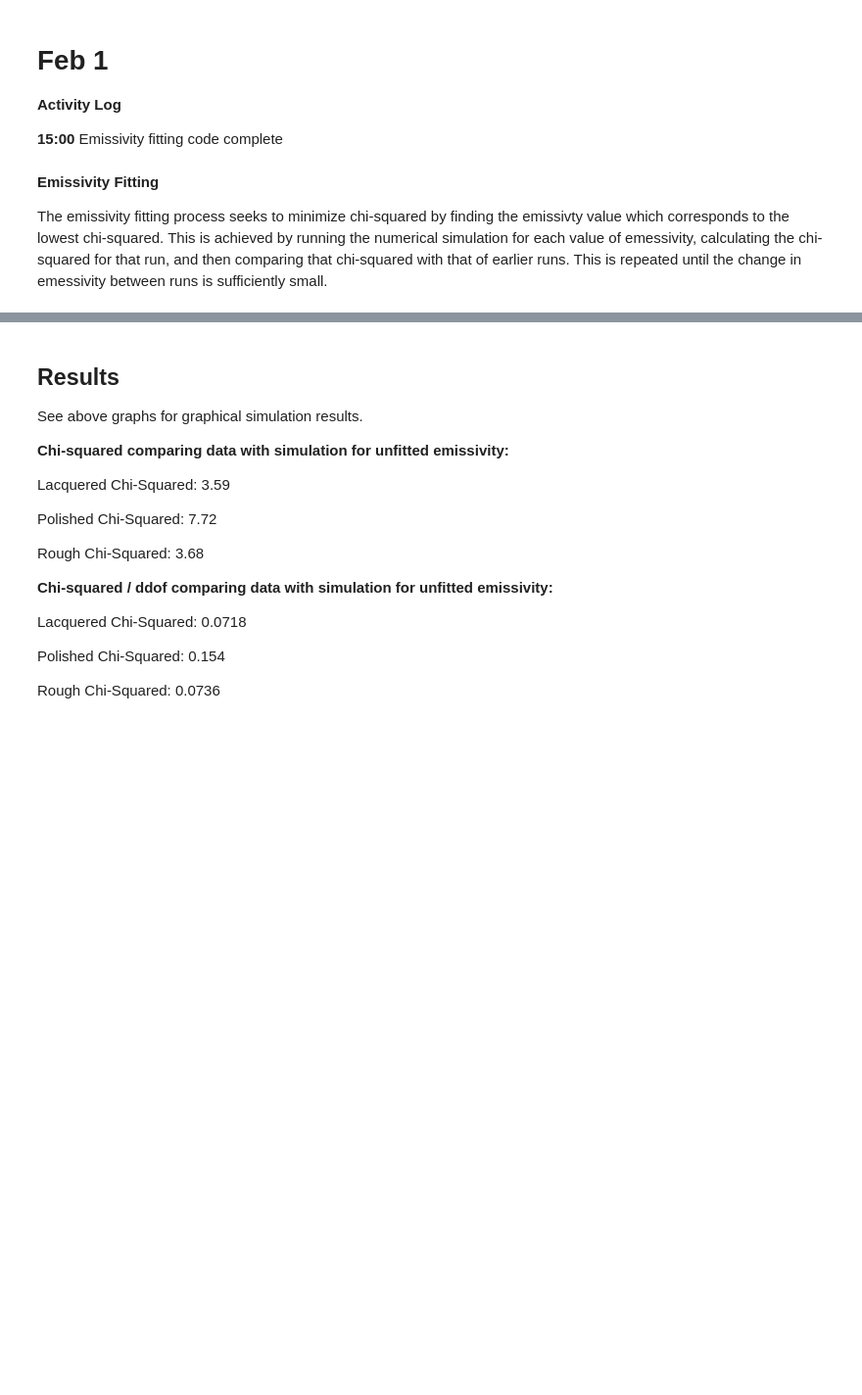
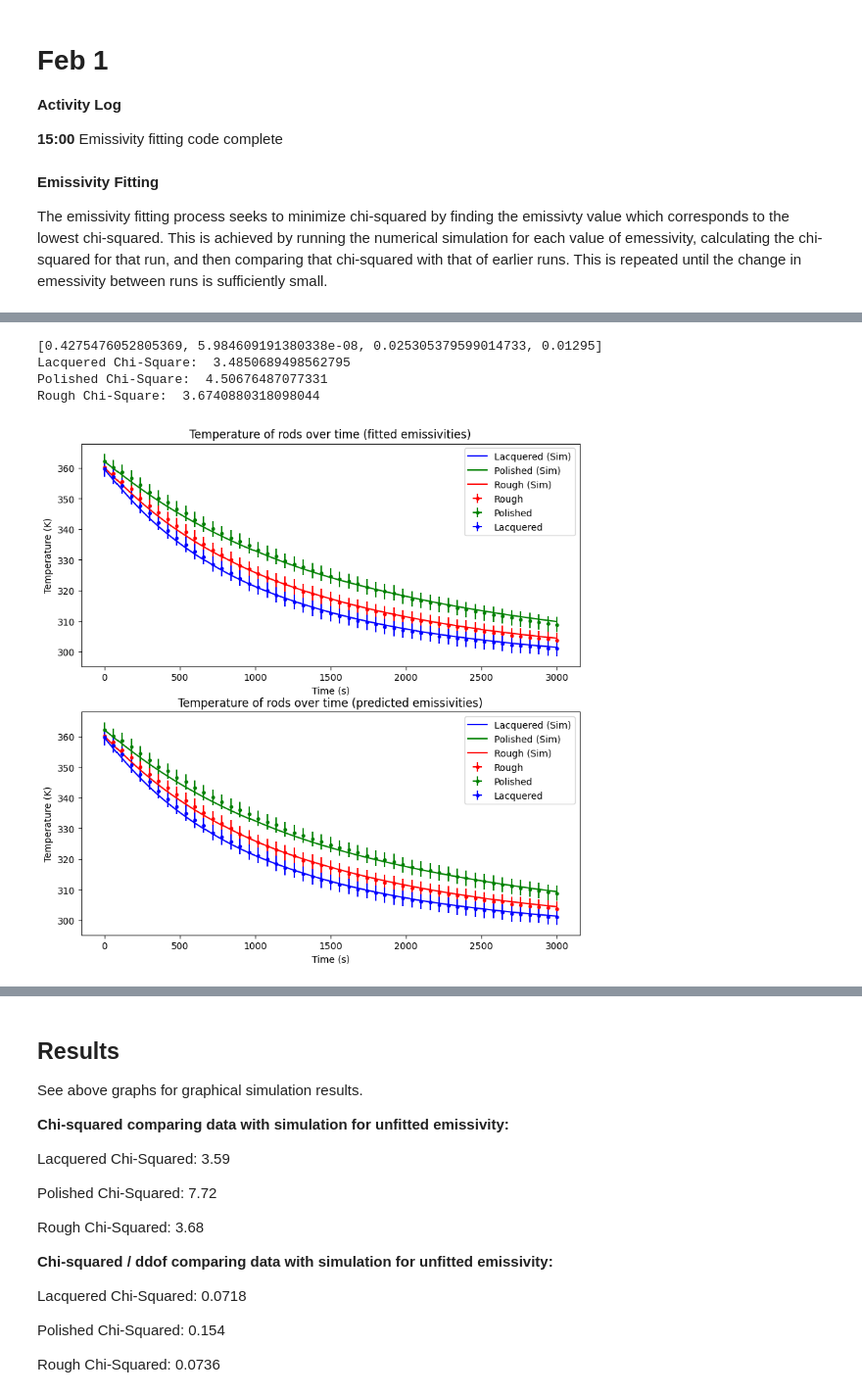
Before and after one commit to loganmachale/Modelling-Cooling-Mechanisms, a Jupyter notebook: Final Notes Logan.ipynb, the cells around one changed output, grey strips where cells are left out. Shown: that part at 98% size. Saved outputs shown, nothing was run; the diff lists cells and outputs as text; code cells hidden in the pictures; blank space fills up the shorter version.

```diff
--- a/Final Notes Logan.ipynb
+++ b/Final Notes Logan.ipynb
@@ -323,3 +323,71 @@ chi-square: 3.6740880318098124
+# %%
+xerr = 1
+yerr = 2.5
+
+carrAll[0][1] = emissivities[0]
+carrAll[1][1] = emissivities[1]
+carrAll[2][1] = emissivities[2]
+print(carrAll[:][1])
+
+solarr = []
+
+for i in range(3):
+    sol = integrate.solve_ivp(dydt_arr, (t_0, t_f),
+                              y_0arr[i],
+                              method='LSODA',
+                              t_eval=t_arr,
+                              args=carrAll[i])
+
+    solT = sol['y'][0]
+    solarr.append(solT)
+
+
+print("Lacquered Chi-Square: ",
+      chis[0])
+print("Polished Chi-Square: ",
+      chis[1])
+print("Rough Chi-Square: ",
+      chis[2])
+
+x = data[:, 0]
+
+plt.figure(figsize=(8,8))
+
+plt.subplot(211)
+plt.errorbar(x, data[:, 1], yerr, xerr, fmt = colours[0])
+plt.errorbar(x, data[:, 2], yerr, xerr, fmt = colours[1])
+plt.errorbar(x, data[:, 3], yerr, xerr, fmt = colours[2])
+
+plt.title("Temperature of rods over time (fitted emissivities)")
+plt.xlabel("Time (s)")
+plt.ylabel("Temperature (K)")
+plt.plot(t_arr, solarr[0], "b")
+plt.plot(t_arr, solarr[1], "g")
+plt.plot(t_arr, solarr[2], "r")
+plt.legend(['Lacquered (Sim)', 'Polished (Sim)', 'Rough (Sim)', 'Rough', 'Polished', 'Lacquered'])
+
+plt.subplot(212)
+plt.errorbar(x, data[:, 1], yerr, xerr, fmt = colours[0])
+plt.errorbar(x, data[:, 2], yerr, xerr, fmt = colours[1])
+plt.errorbar(x, data[:, 3], yerr, xerr, fmt = colours[2])
+
+plt.title("Temperature of rods over time (predicted emissivities)")
+plt.xlabel("Time (s)")
+plt.ylabel("Temperature (K)")
+plt.plot(t_arr, pSolArr[0], "b")
+plt.plot(t_arr, pSolArr[1], "g")
+plt.plot(t_arr, pSolArr[2], "r")
+plt.legend(['Lacquered (Sim)', 'Polished (Sim)', 'Rough (Sim)', 'Rough', 'Polished', 'Lacquered'])
+
+
+
+plt.tight_layout(pad=0.15)
+# %% [output]
+[0.4275476052805369, 5.984609191380338e-08, 0.025305379599014733, 0.01295]
+Lacquered Chi-Square:  3.4850689498562795
+Polished Chi-Square:  4.50676487077331
+Rough Chi-Square:  3.6740880318098044
+[figure, added]
 # %%
 xerr = 1
 yerr = 2.5
```
Also changed, not shown: parts of 4 cells of this notebook.
